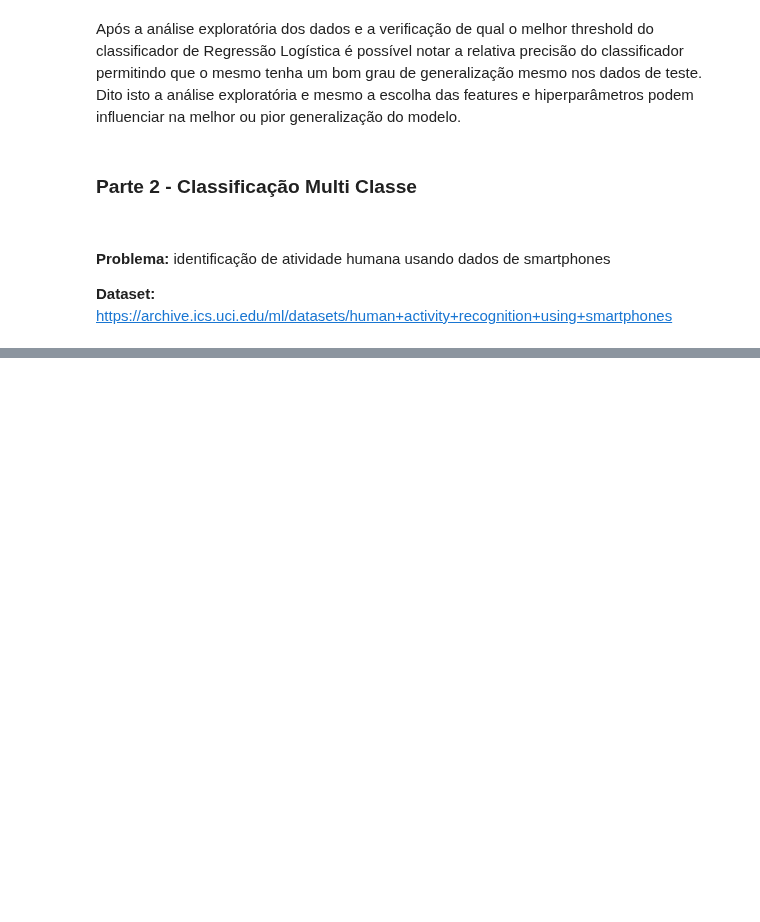
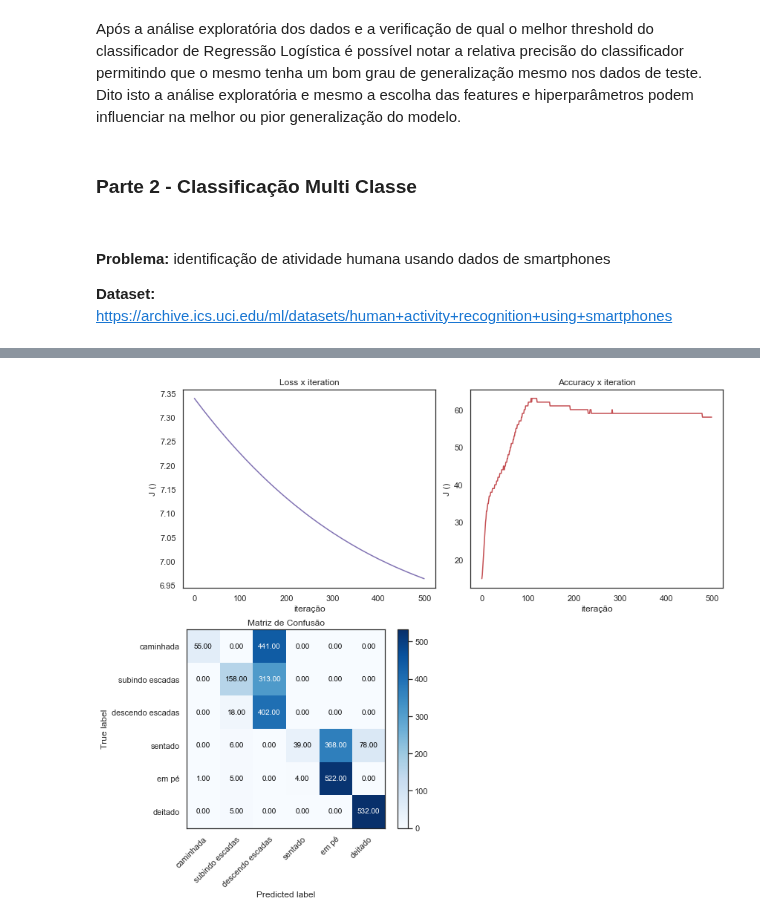
Before and after one commit to rdenadai/ia006c, a Jupyter notebook: notebooks/EFC02/EFC02.ipynb, the cells around one changed output, grey strips where cells are left out. Drawn from its saved outputs; the diff is of its cells as text; code cells hidden in the pictures; blank space fills up the shorter version.

```diff
--- a/notebooks/EFC02/EFC02.ipynb
+++ b/notebooks/EFC02/EFC02.ipynb
@@ -632,0 +765,17 @@ $~$
+# %%
+y_har_pred = clfsft.predict(x_har_test)
+
+print("Aplicando o classificador no conjunto de teste")
+print("-" * 30)
+print()
+
+print("Acurácia:")
+print("-" * 30)
+print(f"Acertos: {np.round(accuracy_score(y_har_test, y_har_pred) * 100, 2)}%")
+print(f"Erros  : {np.round((1-accuracy_score(y_har_test, y_har_pred)) * 100, 2)}%")
+
+print()
+print("Relatório de Classificação:")
+print("-" * 30)
+report = classification_report(y_har_test, y_har_pred)
+print(report)
@@ -632,0 +800,41 @@ $~$
+# %%
+labels = ["caminhada", "subindo escadas", "descendo escadas", "sentado", "em pé", "deitado"]
+cfm = confusion_matrix(y_har_test, y_har_pred)
+
+plt.figure(figsize=(12, 10))
+plt.subplot(2, 2, 1)
+plt.title("Loss x iteration")
+plt.xlabel("iteração")
+plt.ylabel("J ()")
+plt.plot(J, color="C4")
+plt.subplot(2, 2, 2)
+plt.title("Accuracy x iteration")
+plt.xlabel("iteração")
+plt.ylabel("J ()")
+plt.plot(ACC, color="C3")
+
+ax = plt.subplot(2, 2, 3)
+im = plt.imshow(cfm, interpolation='nearest', cmap=plt.cm.Blues)
+ax.figure.colorbar(im, ax=ax)
+ax.set(xticks=np.arange(cfm.shape[1]),
+       yticks=np.arange(cfm.shape[0]),
+       # ... and label them with the respective list entries
+       xticklabels=labels, yticklabels=labels,
+       title="Matriz de Confusão",
+       ylabel='True label',
+       xlabel='Predicted label')
+# Rotate the tick labels and set their alignment.
+plt.setp(ax.get_xticklabels(), rotation=45, ha="right", rotation_mode="anchor")
+# Loop over data dimensions and create text annotations.
+thresh = cfm.max() / 2.
+for i in range(cfm.shape[0]):
+    for j in range(cfm.shape[1]):
+        ax.text(j, i, format(cfm[i, j], '.2f'),
+                ha="center", va="center",
+                color="white" if cfm[i, j] > thresh else "black")
+ax.set_xlim(-0.5, 5.5)
+ax.set_ylim(5.5, -0.5)
+plt.tight_layout()
+plt.show()
+# %% [output]
+[figure, added]
```
Also changed, not shown: parts of 20 cells of this notebook.
